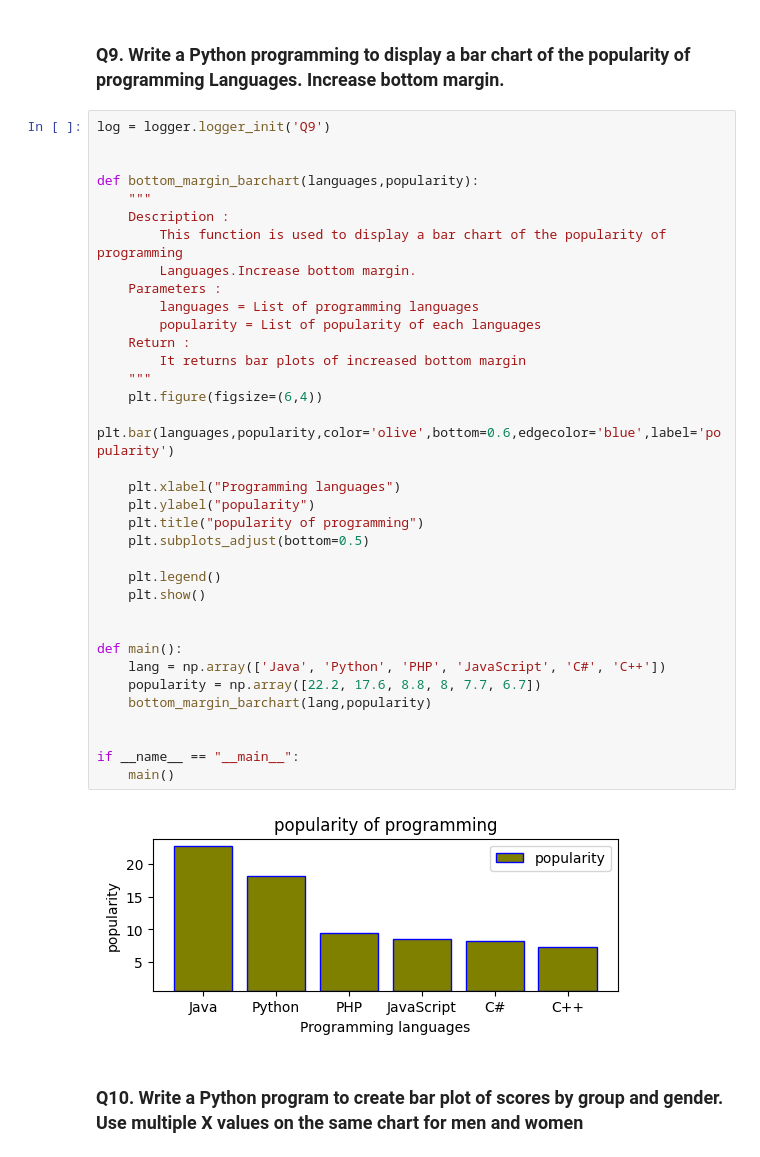
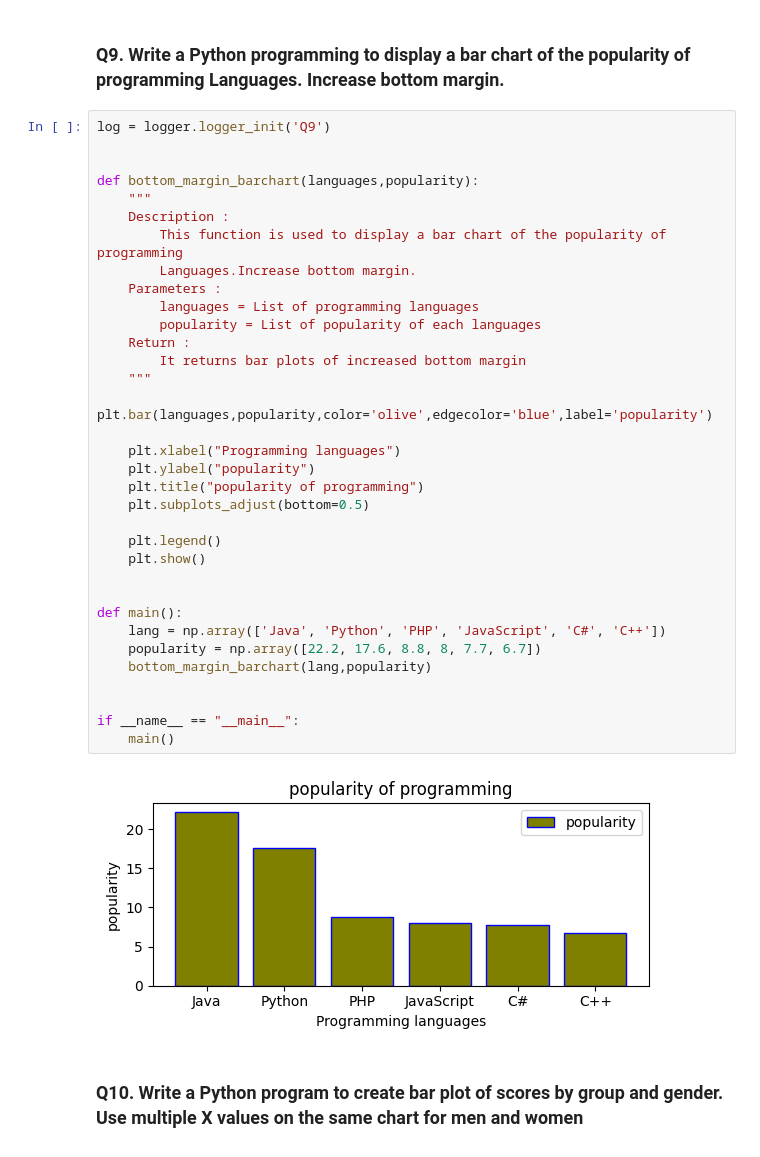
Before and after one commit to Ankitha8105/Python_Libraries, a Jupyter notebook: Matplotlib/bargraph.ipynb, the cells around one changed output. Drawn from its saved outputs; the diff is of its cells as text.

```diff
--- a/Matplotlib/bargraph.ipynb
+++ b/Matplotlib/bargraph.ipynb
@@ -337,36 +333,35 @@ log = logger.logger_init('Q9')
 def bottom_margin_barchart(languages,popularity):
     """
     Description :
         This function is used to display a bar chart of the popularity of programming
         Languages.Increase bottom margin.
     Parameters :
         languages = List of programming languages
         popularity = List of popularity of each languages
     Return :
         It returns bar plots of increased bottom margin
     """
-    plt.figure(figsize=(6,4))
-    plt.bar(languages,popularity,color='olive',bottom=0.6,edgecolor='blue',label='popularity')
+    plt.bar(languages,popularity,color='olive',edgecolor='blue',label='popularity')
 
     plt.xlabel("Programming languages")
     plt.ylabel("popularity")
     plt.title("popularity of programming")
     plt.subplots_adjust(bottom=0.5)
 
     plt.legend()
     plt.show()
 
 
 def main():
     lang = np.array(['Java', 'Python', 'PHP', 'JavaScript', 'C#', 'C++'])
     popularity = np.array([22.2, 17.6, 8.8, 8, 7.7, 6.7])
     bottom_margin_barchart(lang,popularity)
 
 
 if __name__ == "__main__":
     main()
 # %% [output]
-[figure, old version]
+[figure, new version]
 # %% [markdown]
 ### Q10. Write a Python program to create bar plot of scores by group and gender. Use multiple X values on the same chart for men and women
 # %%
```
Also changed, not shown: parts of 5 cells of this notebook.
